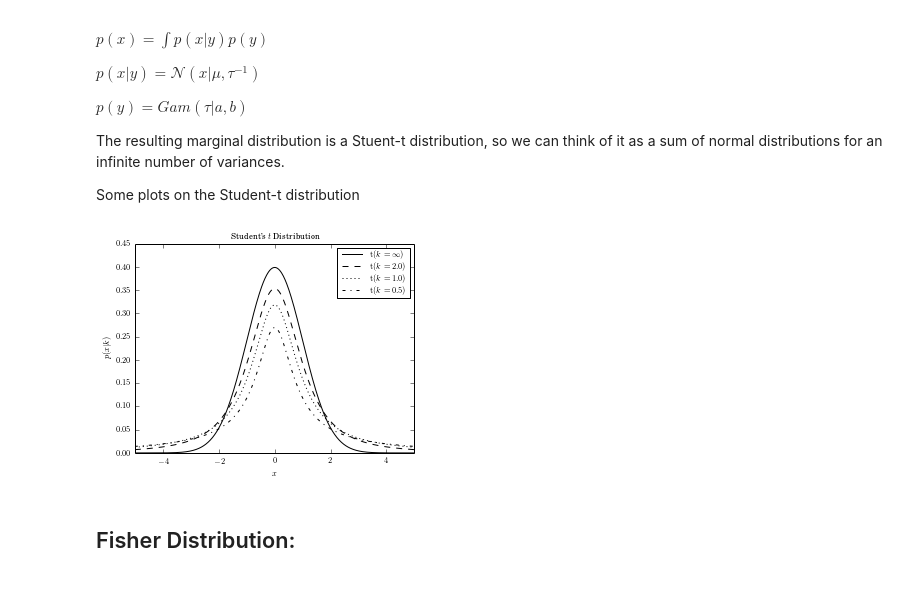
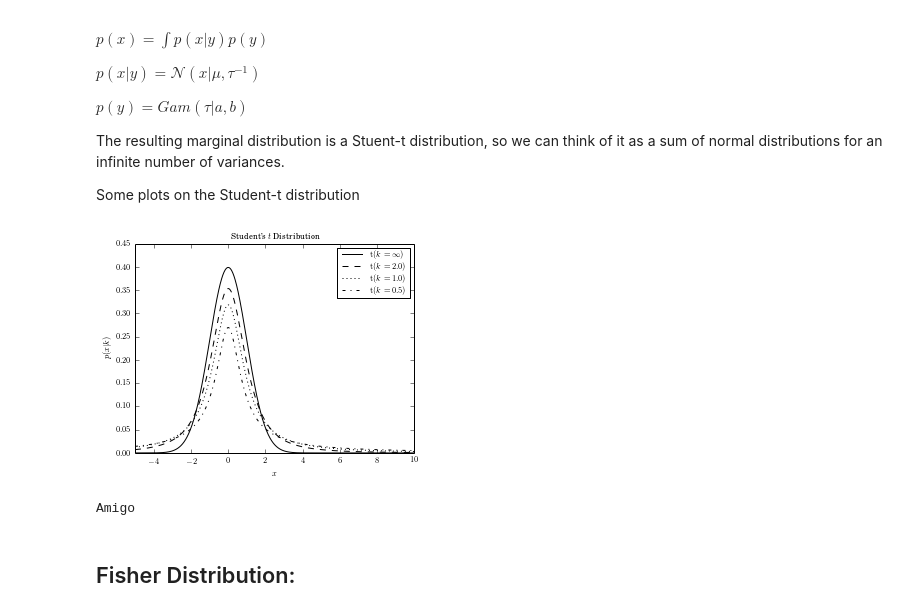
Before and after one commit to leonpalafox/astroml, a Jupyter notebook: astroml3_2.ipynb, the cells around one changed output. Saved outputs shown, nothing was run; the diff lists cells and outputs as text; code cells hidden in the pictures.

```diff
--- a/astroml3_2.ipynb
+++ b/astroml3_2.ipynb
@@ -36,36 +36,37 @@ setup_text_plots(fontsize=8, usetex=True)
 #------------------------------------------------------------
 # Define the distribution parameters to be plotted
 mu = 0
 k_values = [1E10, 2, 1, 0.5]
 linestyles = ['-', '--', ':', '-.']
 x = np.linspace(-10, 10, 1000)
 
 #------------------------------------------------------------
 # plot the distributions
 fig, ax = plt.subplots(figsize=(5, 3.75))
 
 for k, ls in zip(k_values, linestyles):
     dist = student_t(k, 0)
 
     if k >= 1E10:
         label = r'$\mathrm{t}(k=\infty)$'
     else:
         label = r'$\mathrm{t}(k=%.1f)$' % k
 
     plt.plot(x, dist.pdf(x), ls=ls, c='black', label=label)
 
-plt.xlim(-5, 5)
+plt.xlim(-5, 10)
 plt.ylim(0.0, 0.45)
 
 plt.xlabel('$x$')
 plt.ylabel(r'$p(x|k)$')
 plt.title("Student's $t$ Distribution")
 
 plt.legend()
-
 plt.show()
+print 'Amigo'
 # %% [output]
-[figure, old version]
+[figure, new version]
+Amigo
 # %% [markdown]
 ## Fisher Distribution:
 # %% [markdown]
```
Also changed, not shown: 1 other file.
